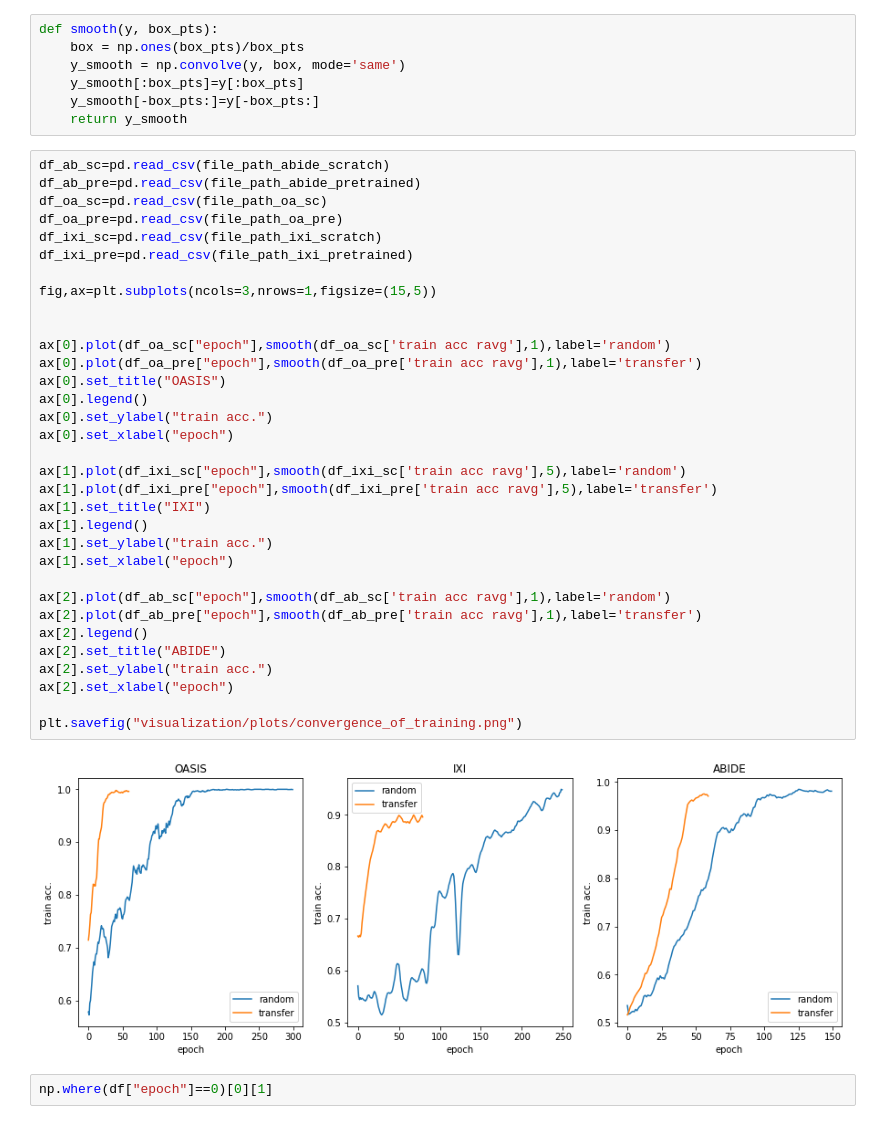
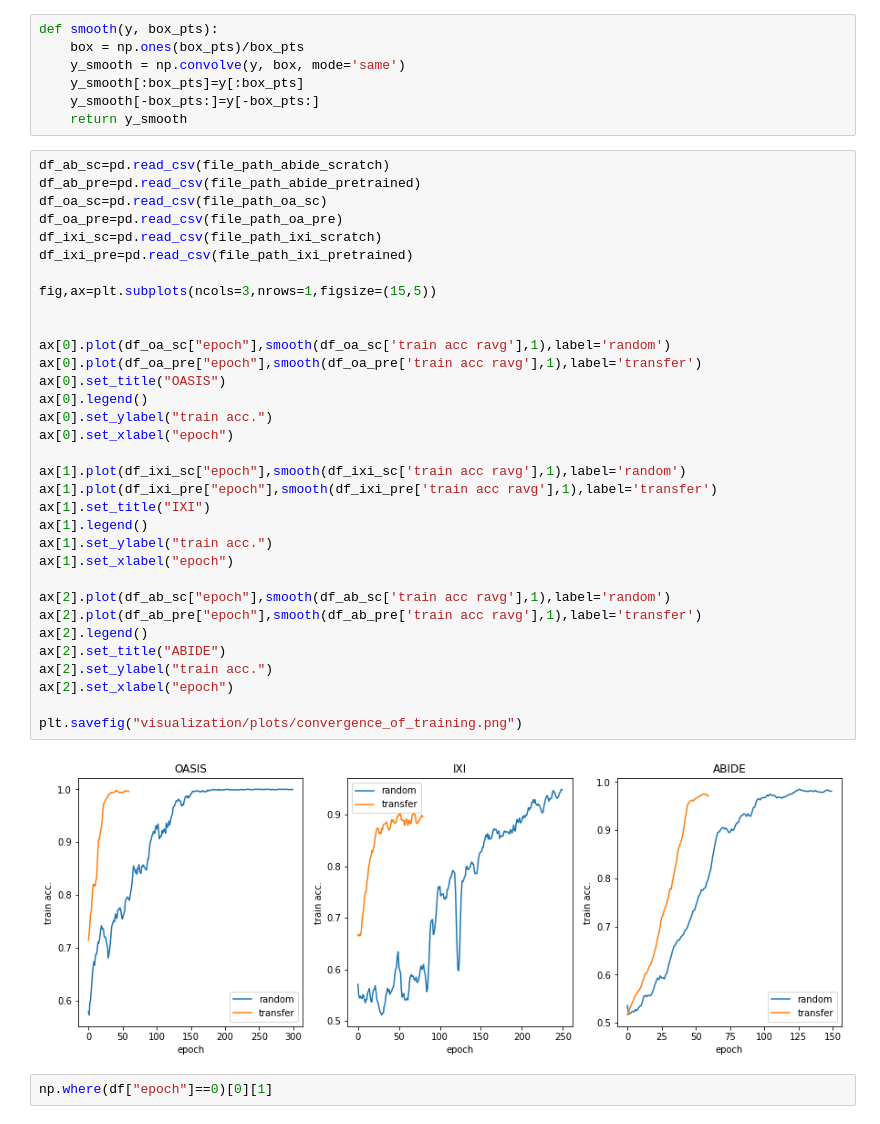
Before and after one commit to PeterHolderrieth/TransferLearning_Neuroimaging, a Jupyter notebook: tsne_visualization.ipynb, the cells around one changed output. Saved outputs shown, nothing was run; the diff lists cells and outputs as text.

```diff
--- a/tsne_visualization.ipynb
+++ b/tsne_visualization.ipynb
@@ -350,36 +350,36 @@ df_ab_sc=pd.read_csv(file_path_abide_scratch)
 df_ab_pre=pd.read_csv(file_path_abide_pretrained)
 df_oa_sc=pd.read_csv(file_path_oa_sc)
 df_oa_pre=pd.read_csv(file_path_oa_pre)
 df_ixi_sc=pd.read_csv(file_path_ixi_scratch)
 df_ixi_pre=pd.read_csv(file_path_ixi_pretrained)
 
 fig,ax=plt.subplots(ncols=3,nrows=1,figsize=(15,5))
 
 
 ax[0].plot(df_oa_sc["epoch"],smooth(df_oa_sc['train acc ravg'],1),label='random')
 ax[0].plot(df_oa_pre["epoch"],smooth(df_oa_pre['train acc ravg'],1),label='transfer')
 ax[0].set_title("OASIS")
 ax[0].legend()
 ax[0].set_ylabel("train acc.")
 ax[0].set_xlabel("epoch")
 
-ax[1].plot(df_ixi_sc["epoch"],smooth(df_ixi_sc['train acc ravg'],5),label='random')
-ax[1].plot(df_ixi_pre["epoch"],smooth(df_ixi_pre['train acc ravg'],5),label='transfer')
+ax[1].plot(df_ixi_sc["epoch"],smooth(df_ixi_sc['train acc ravg'],1),label='random')
+ax[1].plot(df_ixi_pre["epoch"],smooth(df_ixi_pre['train acc ravg'],1),label='transfer')
 ax[1].set_title("IXI")
 ax[1].legend()
 ax[1].set_ylabel("train acc.")
 ax[1].set_xlabel("epoch")
 
 ax[2].plot(df_ab_sc["epoch"],smooth(df_ab_sc['train acc ravg'],1),label='random')
 ax[2].plot(df_ab_pre["epoch"],smooth(df_ab_pre['train acc ravg'],1),label='transfer')
 ax[2].legend()
 ax[2].set_title("ABIDE")
 ax[2].set_ylabel("train acc.")
 ax[2].set_xlabel("epoch")
 
 plt.savefig("visualization/plots/convergence_of_training.png")
 # %% [output]
-[figure, old version]
+[figure, new version]
 # %%
 np.where(df["epoch"]==0)[0][1]
 # %% [output]
```
